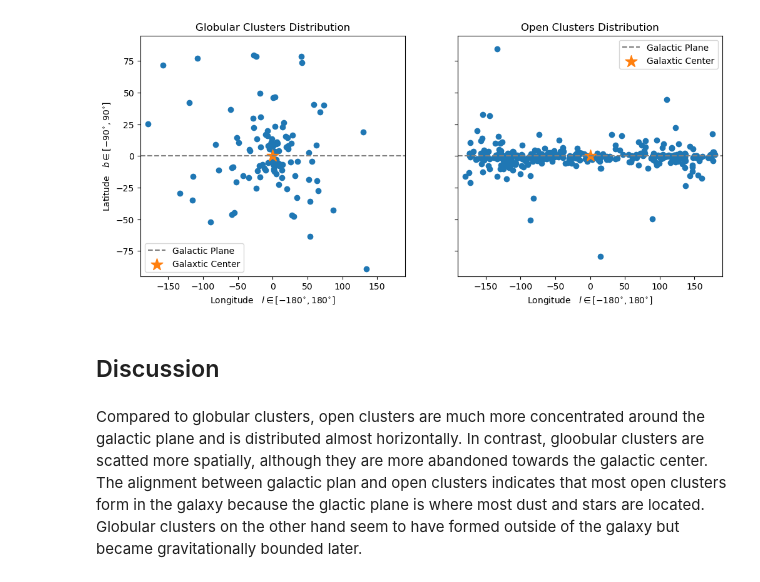
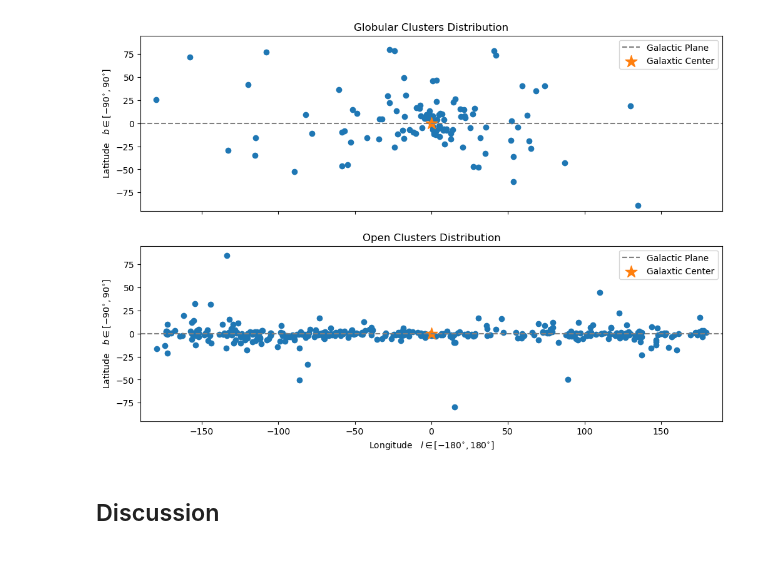
Before and after one commit to RY0no0t0/ASTR337, a Jupyter notebook: HW/HW2/HW02.ipynb, the cells around one changed output. Drawn from its saved outputs; the diff is of its cells as text; code cells hidden in the pictures.

```diff
--- a/HW/HW2/HW02.ipynb
+++ b/HW/HW2/HW02.ipynb
@@ -28,32 +28,29 @@ globulars.LONGITUDE = new_glob
 opens.GALLONG = new_open
 # %%
 # plot next to each other
-fig, (ax1, ax2) = plt.subplots(1,2,figsize=(12, 5),sharey=True,sharex=True)
+fig, (ax1, ax2) = plt.subplots(2,1,figsize=(12, 8),sharey=True,sharex=True)
 
 ax1.scatter(globulars.LONGITUDE, globulars.LATITUDE)
 ax2.scatter(opens.GALLONG, opens.GALLAT)
 ax1.set_ylabel(r"Latitude   $b \in [-90^{\circ},90^{\circ}]$")
-ax1.set_xlabel(r"Longitude   $l \in [-180^{\circ},180^{\circ}]$")
+ax2.set_ylabel(r"Latitude   $b \in [-90^{\circ},90^{\circ}]$")
 ax2.set_xlabel(r"Longitude   $l \in [-180^{\circ},180^{\circ}]$")
-
 
 ax1.axhline(y=0,linestyle="--", color="gray", label="Galactic Plane")
 ax2.axhline(y=0,linestyle="--", color="gray", label="Galactic Plane")
 ax1.scatter(0,0,marker="*", s=200, label="Galaxtic Center")
 ax2.scatter(0,0,marker="*", s=200, label="Galaxtic Center")
 
 ax1.set_xlim(-190,190)
 ax1.set_ylim(-95,95)
 
 ax1.set_title("Globular Clusters Distribution")
 ax2.set_title("Open Clusters Distribution")
 
 ax1.legend()
 ax2.legend()
 plt.show()
 # %% [output]
-[figure, old version]
+[figure, new version]
 # %% [markdown]
 ## Discussion
-# %% [markdown]
-Compared to globular clusters, open clusters are much more concentrated around the galactic plane and is distributed almost horizontally. In contrast, gloobular clusters are scatted more spatially, although they are more abandoned towards the galactic center. The alignment between galactic plan and open clusters indicates that most open clusters form in the galaxy because the glactic plane is where most dust and stars are located. Globular clusters on the other hand seem to have formed outside of the galaxy but became gravitationally bounded later.
```
Also changed, not shown: parts of 1 cell of this notebook.
